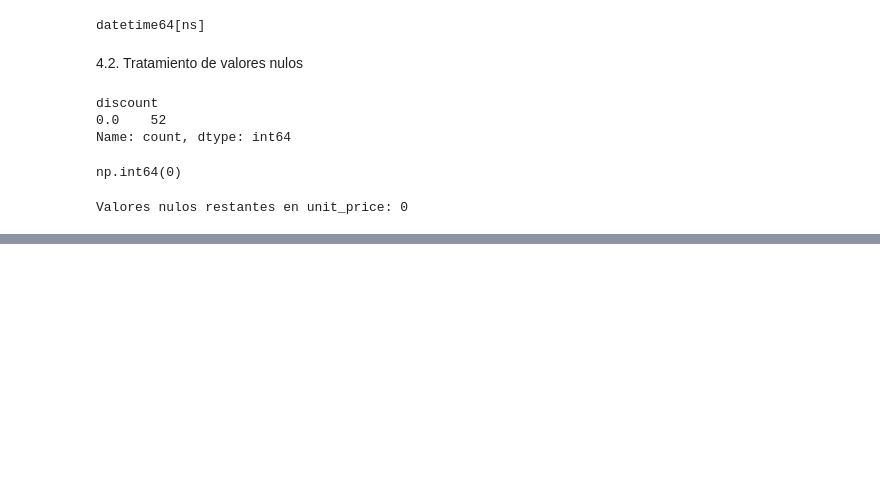
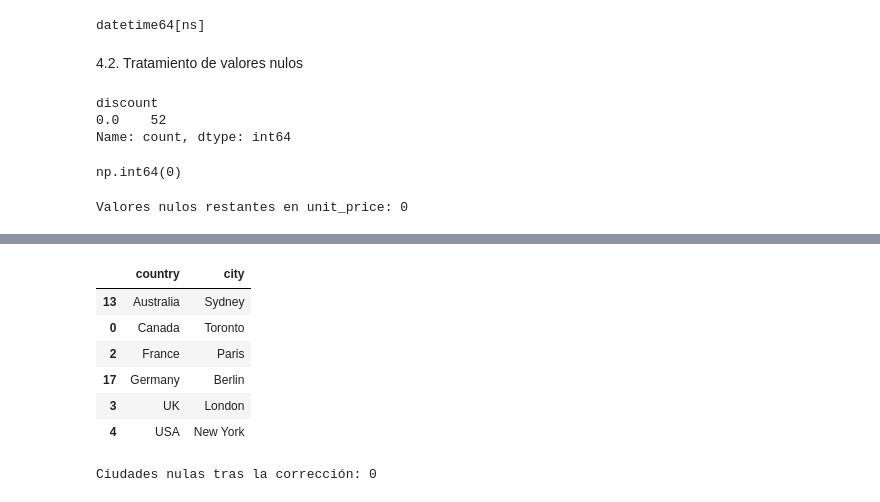
Before and after one commit to SofiaConsoli/Proyecto_Final_Data_and_Analytics, a Jupyter notebook: notebooks/proyecto_final_EDA_python.ipynb, the cells around one changed output, grey strips where cells are left out. Drawn from its saved outputs; the diff is of its cells as text; code cells hidden in the pictures; blank space fills up the shorter version.

```diff
--- a/notebooks/proyecto_final_EDA_python.ipynb
+++ b/notebooks/proyecto_final_EDA_python.ipynb
@@ -311,0 +324,15 @@ Valores nulos restantes en unit_price: 0
+# %%
+# Contruimos el nombre de las tiendas que tienen el nombre nulo, utilizando el número de store_id. Por ejemplo, si el store_id es "store_001", el nombre de la tienda será "Chocolate Store 1".
+missing_names = stores_clean["store_name"].isna()
+
+stores_clean.loc[missing_names, "store_name"] = (
+    "Chocolate Store "
+    + stores_clean.loc[missing_names, "store_id"]
+        .str.extract(r"(\d+)$")[0]
+        .str.lstrip("0")
+)
+
+print("Nombres nulos restantes:", stores_clean["store_name"].isna().sum())
+
+# Mostrar las tiendas cuyos nombres hemos completado
+display(stores_clean.loc[missing_names, ["store_id", "store_name"]])
@@ -311,0 +347,30 @@ Valores nulos restantes en unit_price: 0
+# %%
+# Los paises de las tiendas están correctos, sin embargo, los nombres de las ciudades no coinciden con los paises, por lo que vamos a corregirlo para que coincidan.
+
+country_city = {
+    "Canada": "Toronto",
+    "France": "Paris",
+    "UK": "London",
+    "USA": "New York",
+    "Germany": "Berlin",
+    "Australia": "Sydney"
+}
+
+stores_clean["city"] = stores_clean["country"].map(country_city)
+
+display(
+    stores_clean[["country", "city"]]
+    .drop_duplicates()
+    .sort_values("country")
+)
+
+print("Ciudades nulas tras la corrección:", stores_clean["city"].isna().sum())
+# %% [output]
+|  | country | city |
+| 13 | Australia | Sydney |
+| 0 | Canada | Toronto |
+| 2 | France | Paris |
+| 17 | Germany | Berlin |
+| 3 | UK | London |
+| 4 | USA | New York |
+Ciudades nulas tras la corrección: 0
```
Also changed, not shown: parts of 12 cells of this notebook, 1 other file.
